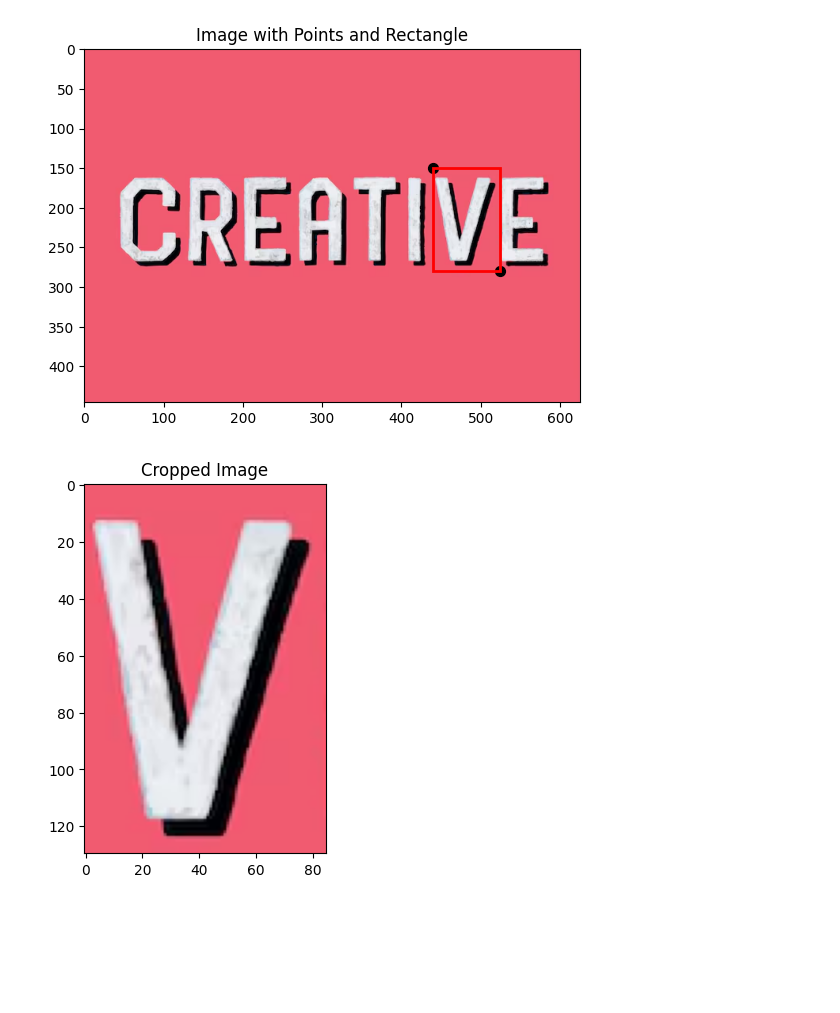
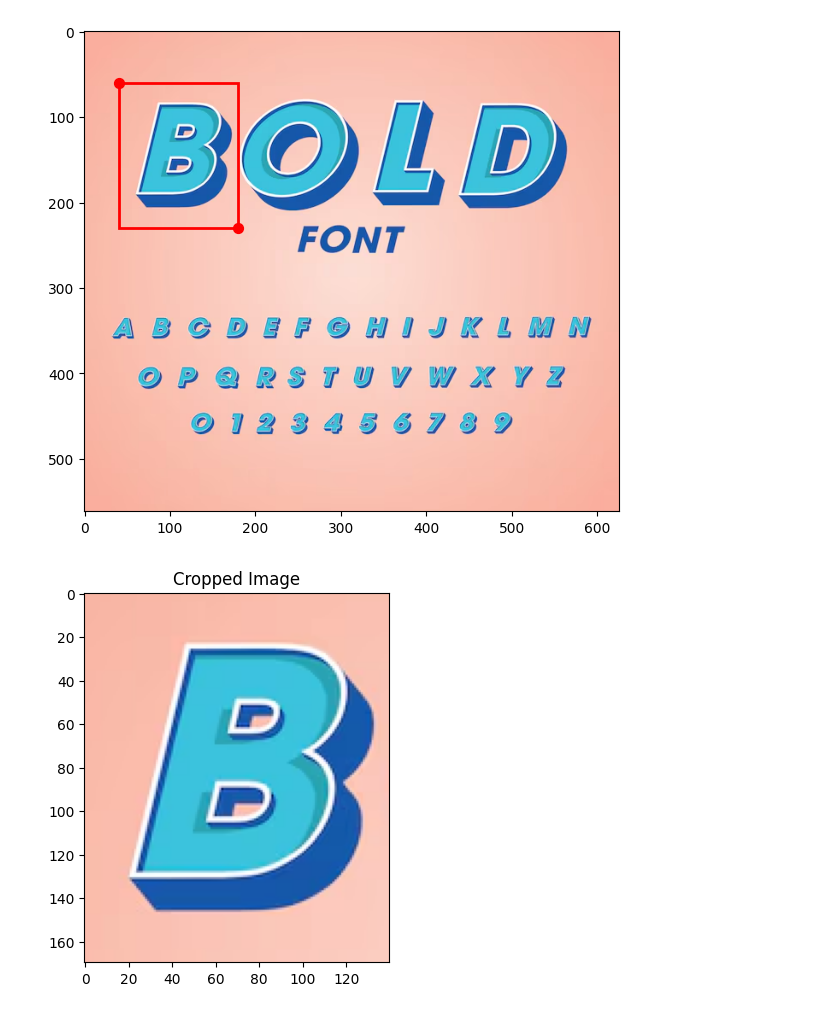
Before and after one commit to ken4647/Detextr, a Jupyter notebook: codes/crop_image.ipynb, the cells around one changed output. Cells and saved outputs as stored; diff of their text form; code cells hidden in the pictures; blank space fills up the shorter version.

```diff
--- a/codes/crop_image.ipynb
+++ b/codes/crop_image.ipynb
@@ -6,50 +7,54 @@ import numpy as np
 # %%
-image_id = 1
-crop_id = 7
+'''
+    image id
+    crop id
+'''
+image_id = 4
+crop_id = 1
 crop_image_name = f'c{crop_id}'
+crop_box_image_name = f'b{crop_id}'
 
-# 定义两个坐标点
-point1 = (440, 150)  # 第一个坐标点
-point2 = (525, 280)  # 第二个坐标点
+os.makedirs(f"../image_repos/original_images/{image_id}/", exist_ok=True)
 
-# 读取图片
+point1 = (40, 60)
+point2 = (180, 230)
+
+# Read image
 img = cv2.imread(f"../image_repos/original_images/{image_id}/image.png")
-img_rgb = cv2.cvtColor(img, cv2.COLOR_BGR2RGB)  # 转换为RGB格式，以便Matplotlib显示
 
-# 计算矩形的左上角坐标、宽度和高度
+img_rgb = cv2.cvtColor(img, cv2.COLOR_BGR2RGB)
+
 top_left_x = min(point1[0], point2[0])
 top_left_y = min(point1[1], point2[1])
 width = abs(point2[0] - point1[0])
 height = abs(point2[1] - point1[1])
 
-# 使用Matplotlib显示图片
+# Plot the box
 fig, ax = plt.subplots()
+ax.axis('off')
 ax.imshow(img_rgb)
-
-# 标注两个坐标点，使用黑色圆点
-ax.scatter([point1[0], point2[0]], [point1[1], point2[1]], c='black', s=50)
-
-# 画矩形框
+ax.scatter([point1[0], point2[0]], [point1[1], point2[1]], c='red', s=50)
 rect = patches.Rectangle((top_left_x, top_left_y), width, height, linewidth=2, edgecolor='r', facecolor='none')
 ax.add_patch(rect)
 
-plt.title('Image with Points and Rectangle')
+plt.subplots_adjust(left=0, right=1, top=1, bottom=0)
+plt.savefig(f'../image_repos/original_images/{image_id}/{crop_box_image_name}.png', bbox_inches='tight', pad_inches=0)
+ax.axis('on')
 plt.show()
 
-# 裁剪矩形区域
+# Plot the cropped image
 cropped_img = img[top_left_y:top_left_y+height, top_left_x:top_left_x+width]
-
-# 保存裁剪后的图像
 cv2.imwrite(f'../image_repos/original_images/{image_id}/{crop_image_name}.png', cropped_img)
 
-# 显示裁剪后的图像
 plt.figure()
 plt.imshow(cv2.cvtColor(cropped_img, cv2.COLOR_BGR2RGB))
 plt.title('Cropped Image')
 plt.show()
 
+# Save the position
+
 with open(f'../image_repos/original_images/{image_id}/c{crop_id}.txt', 'w') as writer:
-    writer.write(f'{point1[0]}, {point1[1]} | {point2[0]}, {point2[1]} ')
+    writer.write(f'{point1[0]}, {point1[1]} | {point2[0]}, {point2[1]}')
 # %% [output]
-[figure, old version]
+[figure, new version]
-[figure, old version]
+[figure, new version]
```
Also changed, not shown: parts of 1 cell of this notebook, 9 other files.
